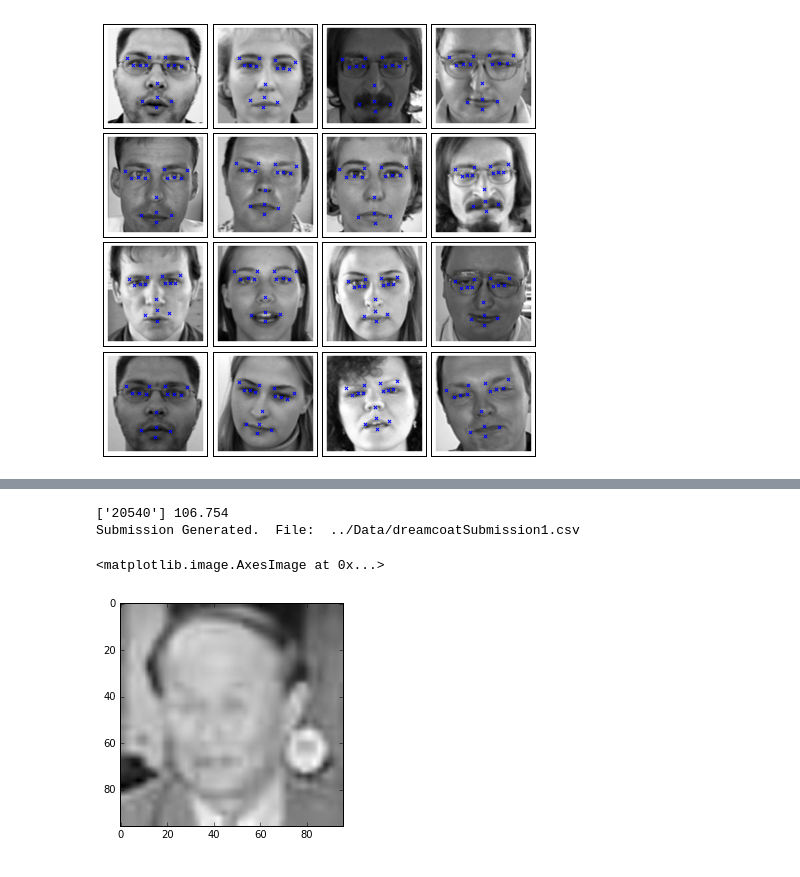
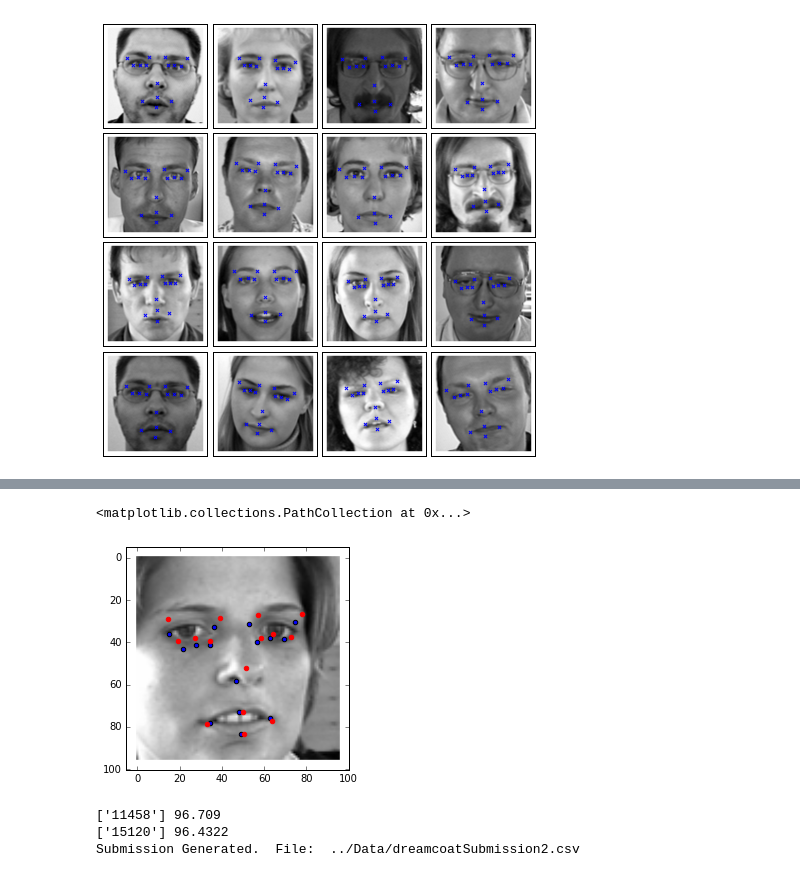
Before and after one commit to mjasek114/w207-Kaggle-Facial-Keypoint-Detection, a Jupyter notebook: Project/Source/James_&_Beth_CNN.ipynb, the cells around one changed output, grey strips where cells are left out. Cells and saved outputs as stored; diff of their text form; code cells hidden in the pictures.

```diff
--- a/Project/Source/James_&_Beth_CNN.ipynb
+++ b/Project/Source/James_&_Beth_CNN.ipynb
@@ -521,11 +532,38 @@ owId,ImageId,FeatureName,Location
+# %%
+
+#print (yp1[7]*48+48)-(yp2[7]*48+48)
+plt.imshow(X[6].reshape(96,96),cmap='gray')
+plt.hold('on')
+plt.scatter(yp1[6][0::2]*48+48,yp1[6][1::2]*48+48)
+plt.scatter(yp2[6][0::2]*48+48,yp2[6][1::2]*48+48,color='red')
+#len(yp1[::1])
+# %% [output]
+<matplotlib.collections.PathCollection at 0x...>
+[figure, added]
 # %%
-outputFile = '../Data/dreamcoatSubmission1.csv'
+outputFile = '../Data/dreamcoatSubmission2.csv'
 oFile = open(outputFile,'w')
 subform = open('../Data/submissionFormat.csv')
 subLines = subform.readlines()
+colnames = [u'left_eye_center_x', u'left_eye_center_y', u'right_eye_center_x',
+       u'right_eye_center_y', u'left_eye_inner_corner_x',
+       u'left_eye_inner_corner_y', u'left_eye_outer_corner_x',
+       u'left_eye_outer_corner_y', u'right_eye_inner_corner_x',
+       u'right_eye_inner_corner_y', u'right_eye_outer_corner_x',
+       u'right_eye_outer_corner_y', u'left_eyebrow_inner_end_x',
+       u'left_eyebrow_inner_end_y', u'left_eyebrow_outer_end_x',
+       u'left_eyebrow_outer_end_y', u'right_eyebrow_inner_end_x',
+       u'right_eyebrow_inner_end_y', u'right_eyebrow_outer_end_x',
+       u'right_eyebrow_outer_end_y', u'nose_tip_x', u'nose_tip_y',
+       u'mouth_left_corner_x', u'mouth_left_corner_y', u'mouth_right_corner_x',
+       u'mouth_right_corner_y', u'mouth_center_top_lip_x',
+       u'mouth_center_top_lip_y', u'mouth_center_bottom_lip_x',
+       u'mouth_center_bottom_lip_y']
+
+pred_df = pd.DataFrame(yp2*48+48,columns=colnames)
 
 header = subLines.pop(0)
-header = 'rowId,ImageId,FeatureName,Location'
+header = 'rowId,Location'
 
 lastLine = subLines.pop(-1)
 
@@ -534,14 +572,11 @@ for ll in subLines:
     thisLine = ll.split(',')
     thisImageNum = int(thisLine[1])-1  # data are 1-indexed
     thisLabel = thisLine[2].strip()
-    thisValue = y_pred
 
     outLine = []
     outLine.append(str(thisLine[0]))
-    #outLine.append(str(thisImageNum+1))
-    #outLine.append(thisLabel)
-    #thisLoc = '%.10f'%pred_df[thisLabel][thisImageNum]
     thisLoc = pred_df[thisLabel][thisImageNum]
+
     if thisLoc > 96:
         print outLine,thisLoc
         thisLoc=96
@@ -558,14 +593,9 @@ oFile.close()
 subform.close()
 print 'Submission Generated.  File: ', outputFile
 # %% [output]
-['20540'] 106.754
-Submission Generated.  File:  ../Data/dreamcoatSubmission1.csv
+['11458'] 96.709
+['15120'] 96.4322
+Submission Generated.  File:  ../Data/dreamcoatSubmission2.csv
-# %%
-import pylab as plt
-plt.imshow(X[960].reshape(96,96),cmap='gray')
-# %% [output]
-<matplotlib.image.AxesImage at 0x...>
-[figure, removed]
 # %%
 import theano
 
```
Also changed, not shown: parts of 11 cells of this notebook, 5 other files.
